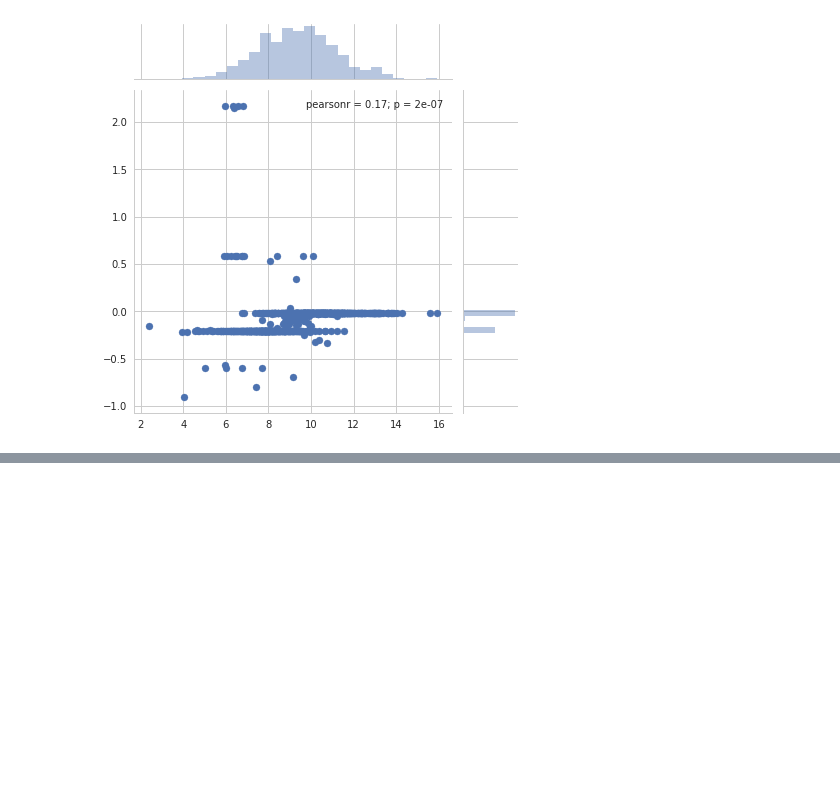
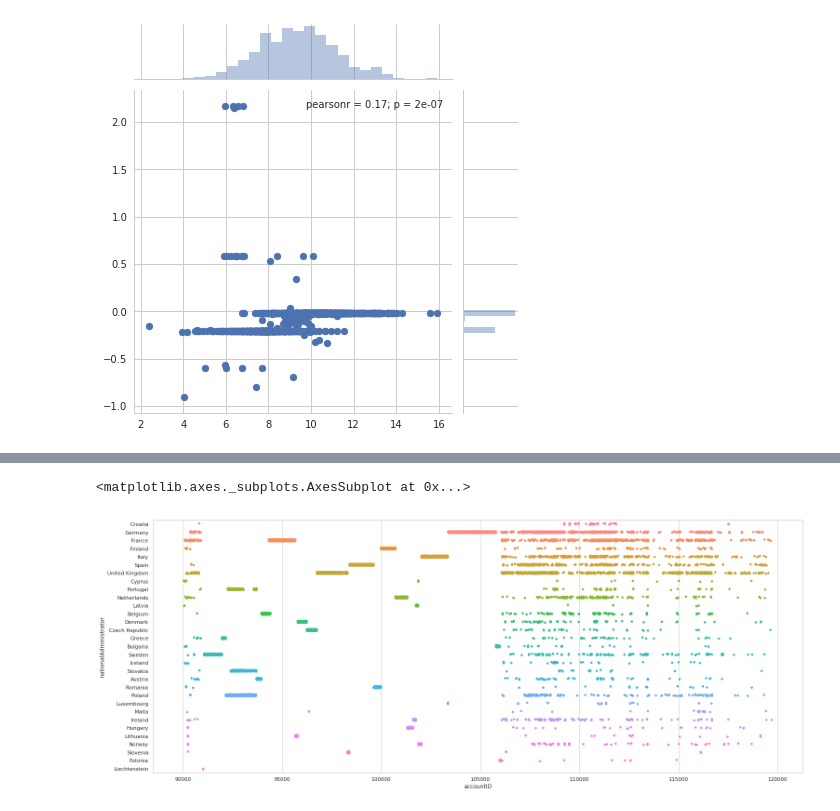
Before and after one commit to alexisthual/ets-allocations-analysis, a Jupyter notebook: ETS_allocations_analysis.ipynb, the cells around one changed output, grey strips where cells are left out. Drawn from its saved outputs; the diff is of its cells as text; code cells hidden in the pictures; blank space fills up the shorter version.

```diff
--- a/ETS_allocations_analysis.ipynb
+++ b/ETS_allocations_analysis.ipynb
@@ -386,0 +449,6 @@ sns.jointplot(
+# %%
+plt.figure(figsize=(25,10))
+sns.stripplot(x='accountID', y='nationalAdministrator', data=dfj_installations)
+# %% [output]
+<matplotlib.axes._subplots.AxesSubplot at 0x...>
+[figure, added]
```
Also changed, not shown: parts of 45 cells of this notebook.
